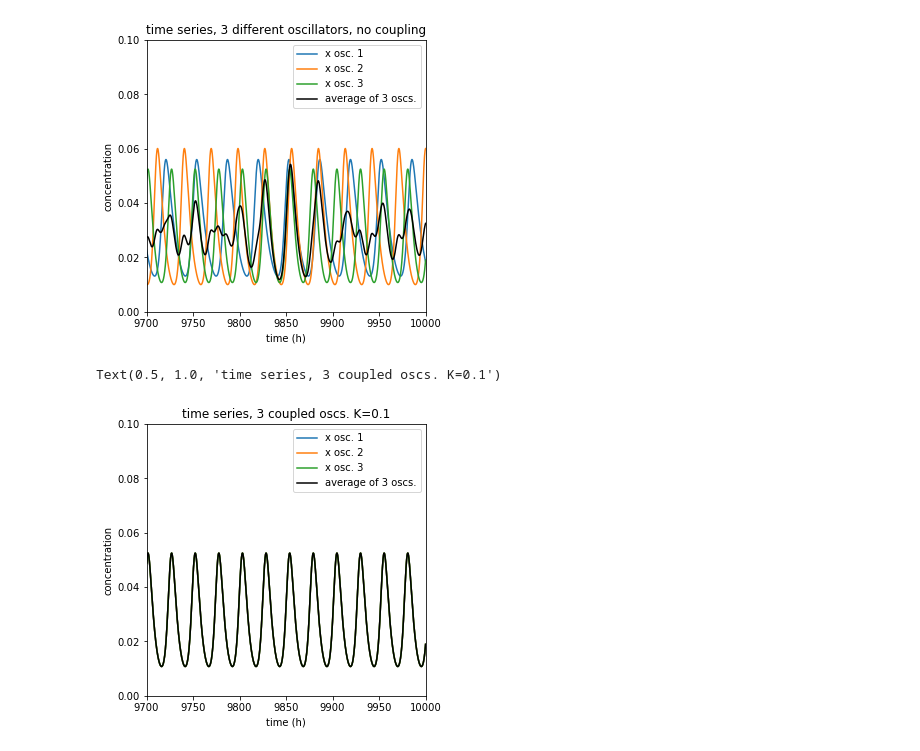
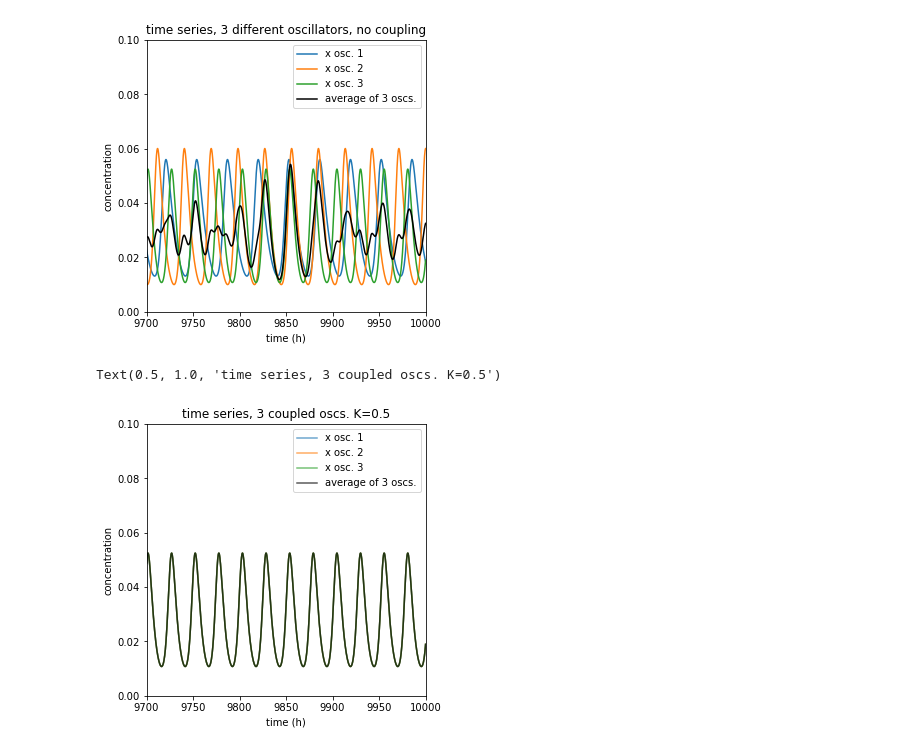
Before and after one commit to olmom/models_for_teaching, a Jupyter notebook: coupling_solution.ipynb, the cells around one changed output. Drawn from its saved outputs; the diff is of its cells as text; code cells hidden in the pictures.

```diff
--- a/coupling_solution.ipynb
+++ b/coupling_solution.ipynb
@@ -88,25 +88,25 @@ Text(0.5, 1.0, 'time series, 3 different oscillators, no coupling')
 [figure]
 # %%
 # change coupling strength
-obj = GoodwinOscillator(K = 0.1)
+obj = GoodwinOscillator(K = 0.5)
 
 # solve ODE model
 sol = odeint(obj.dynamics, y0, t)
 x = sol[:,0::4]
 
 # plot solution
 # subplot 1: time series
 fig1 = plt.figure(figsize=(11,5))
 
 ax1 = fig1.add_subplot(121)
 ax1.plot(t, x[:,0], label='x osc. 1',alpha=0.65)
 ax1.plot(t, x[:,1], label='x osc. 2',alpha=0.65)
 ax1.plot(t, x[:,2], label='x osc. 3',alpha=0.65)
 ax1.plot(t, (x[:,0] + x[:,1] + x[:,2])/n_oscs, label='average of 3 oscs.', c='k', alpha=0.65)
 ax1.set_xlim([9700, 10000]); ax1.set_ylim([0, 0.1])
 ax1.legend()
 ax1.set_xlabel('time (h)'); ax1.set_ylabel('concentration')
 ax1.set_title('time series, 3 coupled oscs. K={}'.format(obj.K))
 # %% [output]
-Text(0.5, 1.0, 'time series, 3 coupled oscs. K=0.1')
+Text(0.5, 1.0, 'time series, 3 coupled oscs. K=0.5')
-[figure, old version]
+[figure, new version]
```
Also changed, not shown: 1 other file.
